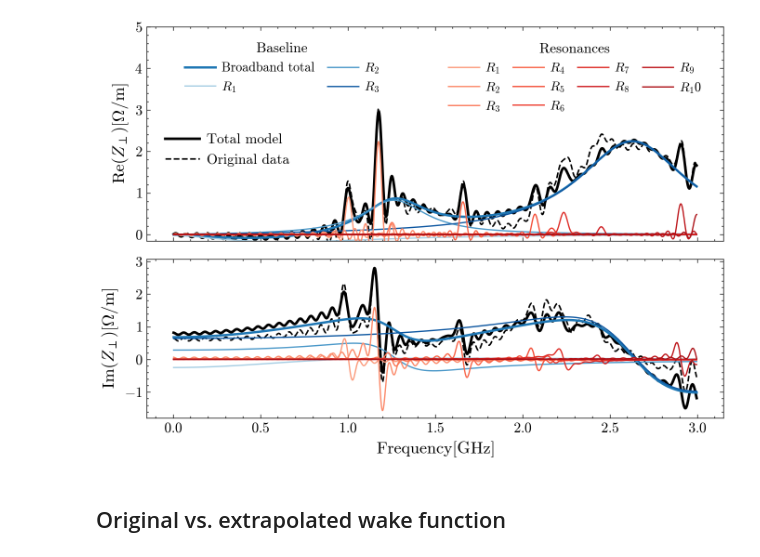
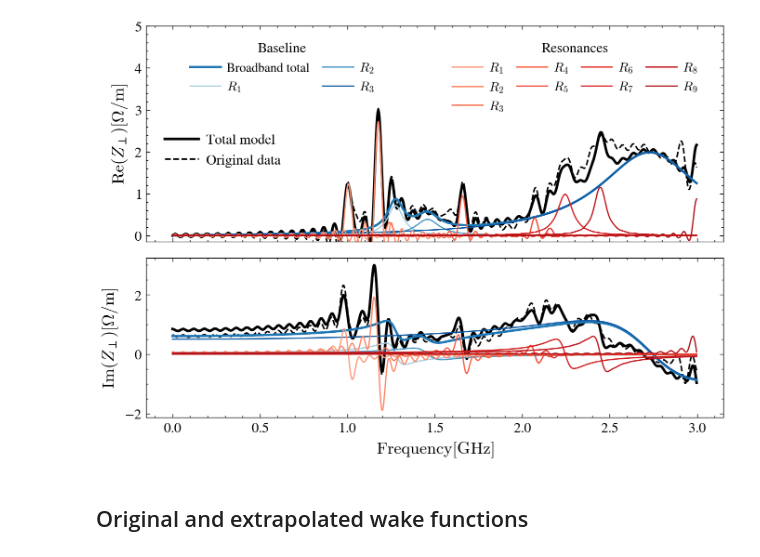
Before and after one commit to ImpedanCEI/IDDEFIX, a Jupyter notebook: examples/004b_sps_transition_impedance.ipynb, the cells around one changed output. Drawn from its saved outputs; the diff is of its cells as text; code cells hidden in the pictures.

```diff
--- a/examples/004b_sps_transition_impedance.ipynb
+++ b/examples/004b_sps_transition_impedance.ipynb
@@ -197,0 +183,14 @@ Wall time: 737 µs
+# %%
+broadband_bounds = iddefix.SmartBoundDetermination(
+    frequency,
+    baseline_impedance.real,
+    minimum_peak_height=0.05,
+    prominence=0.1,
+    distance=60,
+    Q_bounds=[0.01, 1],
+    Rs_bounds=[0.1, 10],
+    fres_bounds=[-0.3e9, 0.3e9],
+    impedance_type="real",
+)
+broadband_bounds.inspect()
+broadband_bounds.to_table()
@@ -428,23 +350,31 @@ def fitted_parameters(fit_model):
     )
 
 
-frequency_ghz = broadband_frequency * 1e-9
-broadband_parameters = fitted_parameters(broadband_model).reshape(-1, 3)
-narrowband_parameters = fitted_parameters(model).reshape(-1, 3)
+fitted_values = fitted_parameters(model).reshape(-1, 3)
+narrowband_parameters = fitted_values[:n_narrowband]
+broadband_parameters = fitted_values[n_narrowband:]
 
 broadband_components = [
-    iddefix.Impedances.Resonator_transverse_imp(broadband_frequency, *parameters)
+    iddefix.Impedances.Resonator_transverse_imp(
+        frequency,
+        *parameters,
+        wake_length=wake_length,
+    )
     for parameters in broadband_parameters
 ]
 narrowband_components = [
     iddefix.Impedances.Resonator_transverse_imp(
-        broadband_frequency, *parameters, wake_length=model.wake_length
+        frequency,
+        *parameters,
+        wake_length=wake_length,
     )
     for parameters in narrowband_parameters
 ]
+broadband_impedance = sum(broadband_components)
+
+from matplotlib.lines import Line2D
 
 import scienceplots
-from matplotlib.lines import Line2D
 
 with plt.style.context(["science", "no-latex", "high-vis"]):
     fig, axes = plt.subplots(
@@ -461,10 +391,25 @@ with plt.style.context(["science", "no-latex", "high-vis"]):
 
     for axis, component in zip(axes, ("real", "imag")):
         values = lambda impedance: getattr(impedance, component)
-        axis.plot(frequency_ghz, values(Z[f > 0]), "--", color="black", lw=1.2)
-        axis.plot(frequency_ghz, values(combined_impedance), color="black", lw=2.0)
         axis.plot(
-            frequency_ghz, values(broadband_impedance), color="tab:blue", ls="-", lw=1.8
+            frequency_ghz,
+            values(impedance),
+            "--",
+            color="black",
+            lw=1.2,
+        )
+        axis.plot(
+            frequency_ghz,
+            values(fitted_impedance),
+            color="black",
+            lw=2.0,
+        )
+        axis.plot(
+            frequency_ghz,
+            values(broadband_impedance),
+            color="tab:blue",
+            ls="-",
+            lw=1.8,
         )
 
         for resonance, color in zip(broadband_components, broadband_colors):
@@ -515,36 +460,36 @@ with plt.style.context(["science", "no-latex", "high-vis"]):
         loc="upper center",
         bbox_to_anchor=(0.30, 0.95),
         ncol=2,
         frameon=False,
         fontsize=10,
         title_fontsize=11,
         handlelength=2.4,
         handletextpad=0.45,
         columnspacing=1.0,
     )
     resonance_legend = fig.legend(
         resonance_handles,
         [handle.get_label() for handle in resonance_handles],
         title="Resonances",
         loc="upper center",
         bbox_to_anchor=(0.75, 0.95),
         ncol=min(4, len(resonance_handles)),
         frameon=False,
         fontsize=10,
         title_fontsize=11,
         handlelength=2.4,
         handletextpad=0.45,
         columnspacing=1.0,
     )
     baseline_legend._legend_box.align = "center"
     resonance_legend._legend_box.align = "center"
 
     fig.subplots_adjust(top=1, hspace=0.28)
     plt.show()
 # %% [output]
-[figure, old version]
+[figure, new version]
 # %% [markdown]
-## Original vs. extrapolated wake function
+## Original and extrapolated wake functions
 # %%
 time = np.arange(-0.5e-9, 50e-9, 1e-11)
 
```
Also changed, not shown: parts of 41 cells of this notebook, 7 other files.
